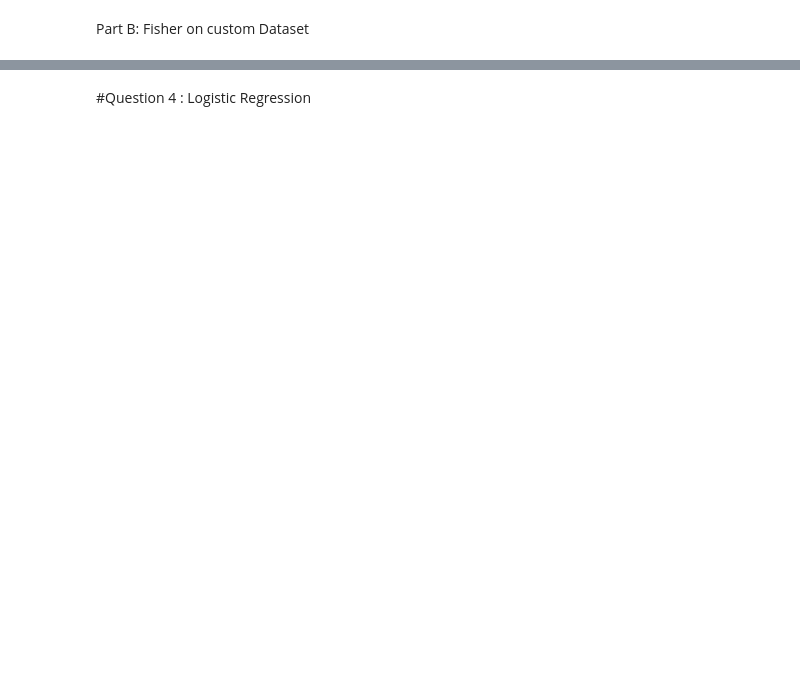
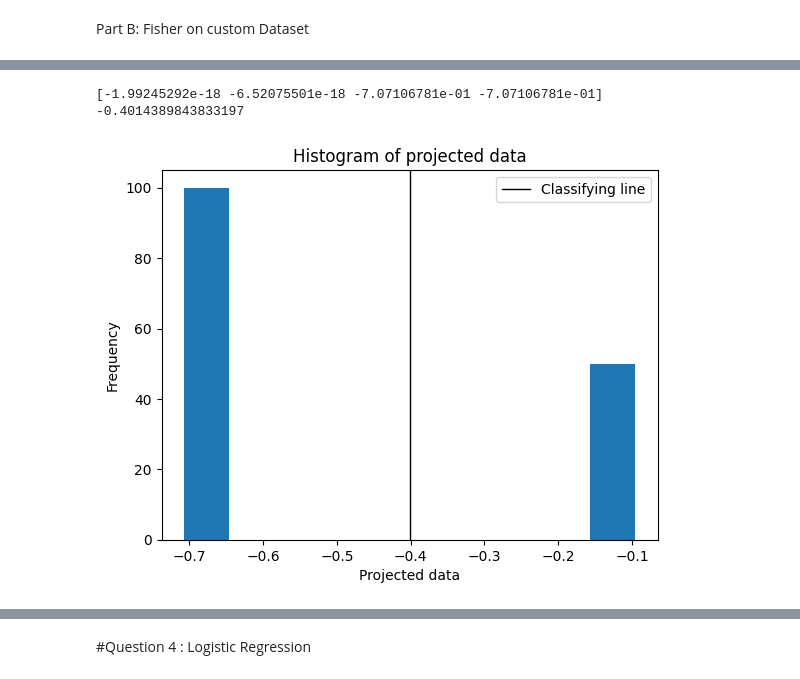
Before and after one commit to sahil-chaudhary/Algorithmic_Problems, a Jupyter notebook: AIML_2024_A1_22244.ipynb, the cells around one changed output, grey strips where cells are left out. Saved outputs shown, nothing was run; the diff lists cells and outputs as text; code cells hidden in the pictures; blank space fills up the shorter version.

```diff
--- a/AIML_2024_A1_22244.ipynb
+++ b/AIML_2024_A1_22244.ipynb
@@ -215,0 +681,69 @@ q3_get_data(srn: int) -> list[tuple[numpy.ndarray, int]]
+# %%
+#Transform the data to \phi(X) as explained and find w and b
+X_train = AIML_A1.q3_get_data(mysrn)
+X=[]
+Y=[]
+for x in X_train:
+  X.append(x[0])
+  Y.append(x[1])
+X=np.array(X)
+X=np.hstack((X, X**2))
+
+n=len(X[0])
+
+sum0=np.zeros(n)
+sum1=np.zeros(n)
+count0=0
+count1=0
+
+for i in range(len(X)):
+  if Y[i]==0:
+    count0+=1
+    sum0=sum0+X[i]
+  if Y[i]==1:
+    sum1=sum1+X[i]
+    count1+=1
+mean_0=sum0/count0
+mean_1=sum1/(count1)
+
+variance0=0
+variance1=0
+count0=0
+count1=0
+
+for i in range(len(X)):
+    if Y[i]==0:
+      diff0=(X[i]-mean_0)
+      count0+=1
+      variance0+=np.outer(diff0,diff0.T)
+    if Y[i]==1:
+      diff1=(X[i]-mean_1)
+      count1+=1
+      variance1+=np.outer(diff1,diff1.T)
+variance0=variance0/count0
+variance0=variance1/count1
+
+S_w=variance0+variance1
+S_b=mean_0-mean_1
+InverseS_w=np.linalg.inv(S_w)
+w=np.matmul(InverseS_w,S_b)
+w=w/np.linalg.norm(w)
+
+print(w)
+b = (mean_0 @ w + mean_1 @ w) / 2
+print(b)
+projected_data = X @ w
+
+
+
+plt.hist(projected_data)
+plt.xlabel("Projected data")
+plt.ylabel("Frequency")
+plt.axvline(x=b, color='black',  linewidth=1, label="Classifying line")
+plt.title("Histogram of projected data")
+plt.legend()
+plt.show()
+# %% [output]
+[-1.99245292e-18 -6.52075501e-18 -7.07106781e-01 -7.07106781e-01]
+-0.4014389843833197
+[figure, added]
```
Also changed, not shown: parts of 47 cells of this notebook, 1 other file.
